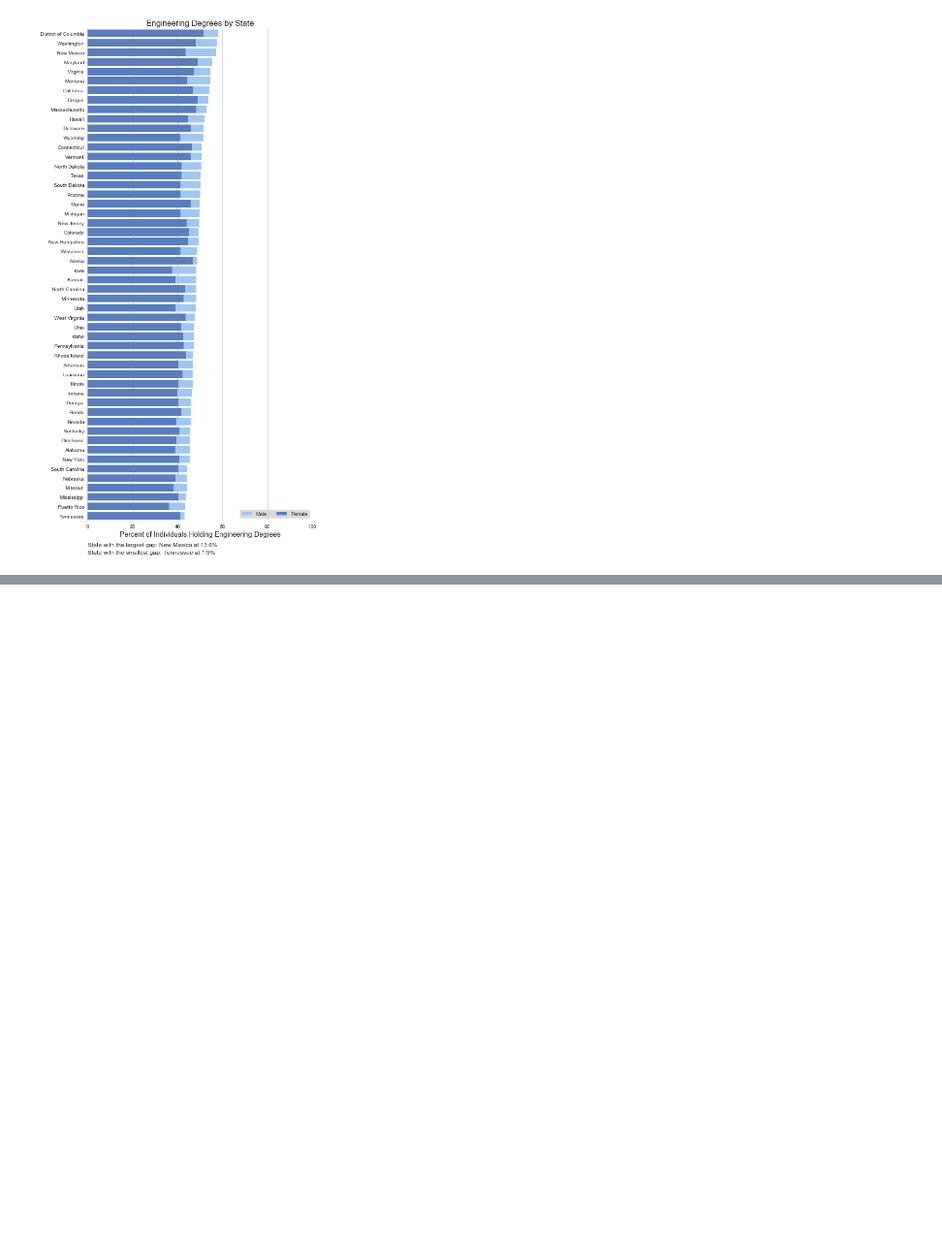
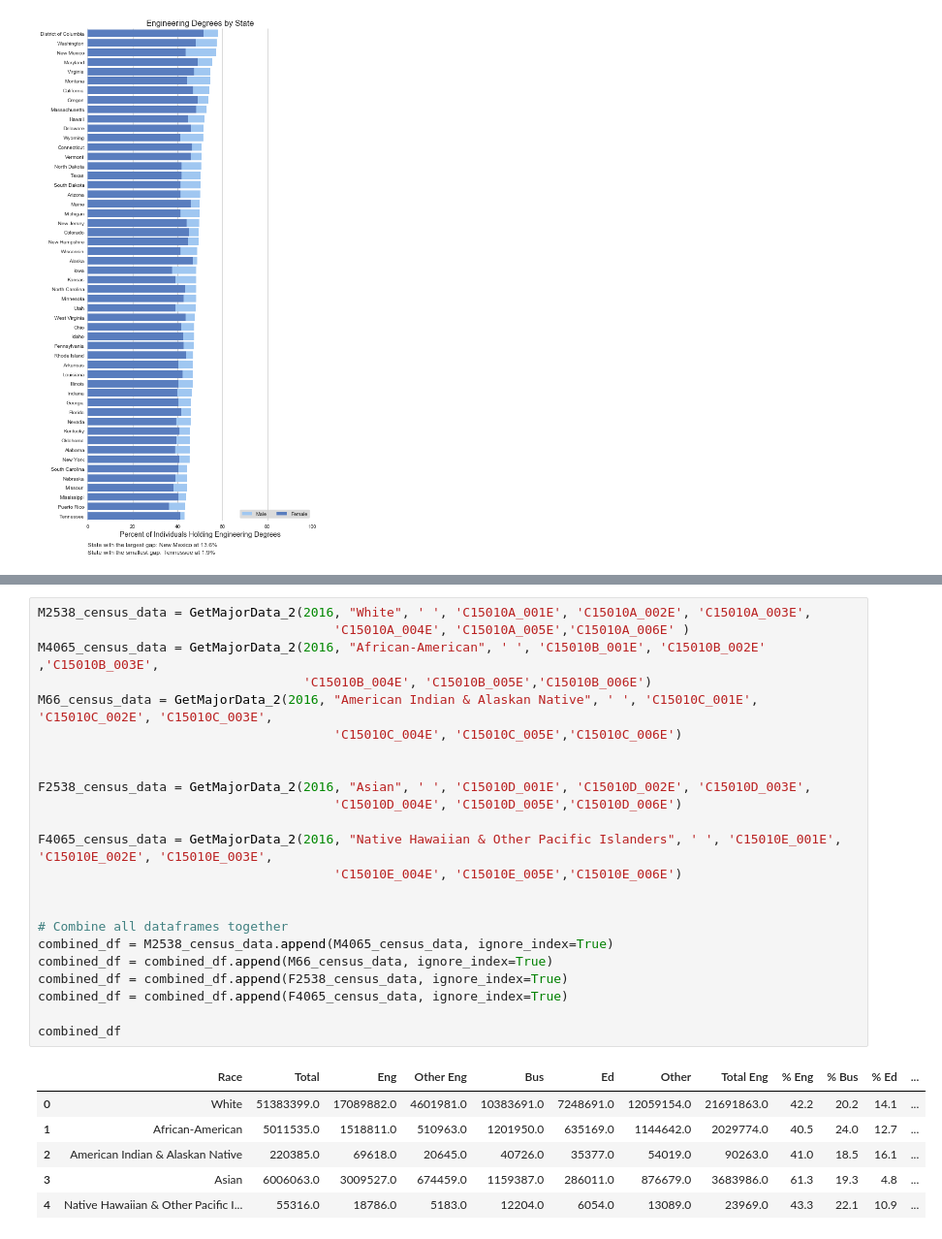
Before and after one commit to spencerrand/Census-Data-Analysis, a Jupyter notebook: Census Merged.ipynb, the cells around one changed output, grey strips where cells are left out. Shown at 97% size. Drawn from its saved outputs; the diff is of its cells as text; blank space fills up the shorter version.

```diff
--- a/Census Merged.ipynb
+++ b/Census Merged.ipynb
@@ -644,0 +672,30 @@ plt.show()
+# %%
+M2538_census_data = GetMajorData_2(2016, "White", ' ', 'C15010A_001E', 'C15010A_002E', 'C15010A_003E',
+                                       'C15010A_004E', 'C15010A_005E','C15010A_006E' )
+M4065_census_data = GetMajorData_2(2016, "African-American", ' ', 'C15010B_001E', 'C15010B_002E' ,'C15010B_003E',
+                                   'C15010B_004E', 'C15010B_005E','C15010B_006E')
+M66_census_data = GetMajorData_2(2016, "American Indian & Alaskan Native", ' ', 'C15010C_001E', 'C15010C_002E', 'C15010C_003E',
+                                       'C15010C_004E', 'C15010C_005E','C15010C_006E')
+
+
+F2538_census_data = GetMajorData_2(2016, "Asian", ' ', 'C15010D_001E', 'C15010D_002E', 'C15010D_003E',
+                                       'C15010D_004E', 'C15010D_005E','C15010D_006E')
+
+F4065_census_data = GetMajorData_2(2016, "Native Hawaiian & Other Pacific Islanders", ' ', 'C15010E_001E', 'C15010E_002E', 'C15010E_003E',
+                                       'C15010E_004E', 'C15010E_005E','C15010E_006E')
+
+
+# Combine all dataframes together
+combined_df = M2538_census_data.append(M4065_census_data, ignore_index=True)
+combined_df = combined_df.append(M66_census_data, ignore_index=True)
+combined_df = combined_df.append(F2538_census_data, ignore_index=True)
+combined_df = combined_df.append(F4065_census_data, ignore_index=True)
+
+combined_df
+# %% [output]
+|  | Race | Total | Eng | Other Eng | Bus | Ed | Other | Total Eng | % Eng | % Bus | % Ed | ... |
+| 0 | White | 51383399.0 | 17089882.0 | 4601981.0 | 10383691.0 | 7248691.0 | 12059154.0 | 21691863.0 | 42.2 | 20.2 | 14.1 | ... |
+| 1 | African-American | 5011535.0 | 1518811.0 | 510963.0 | 1201950.0 | 635169.0 | 1144642.0 | 2029774.0 | 40.5 | 24.0 | 12.7 | ... |
+| 2 | American Indian & Alaskan Native | 220385.0 | 69618.0 | 20645.0 | 40726.0 | 35377.0 | 54019.0 | 90263.0 | 41.0 | 18.5 | 16.1 | ... |
+| 3 | Asian | 6006063.0 | 3009527.0 | 674459.0 | 1159387.0 | 286011.0 | 876679.0 | 3683986.0 | 61.3 | 19.3 | 4.8 | ... |
+| 4 | Native Hawaiian & Other Pacific I... | 55316.0 | 18786.0 | 5183.0 | 12204.0 | 6054.0 | 13089.0 | 23969.0 | 43.3 | 22.1 | 10.9 | ... |
```
Also changed, not shown: parts of 10 cells of this notebook.
